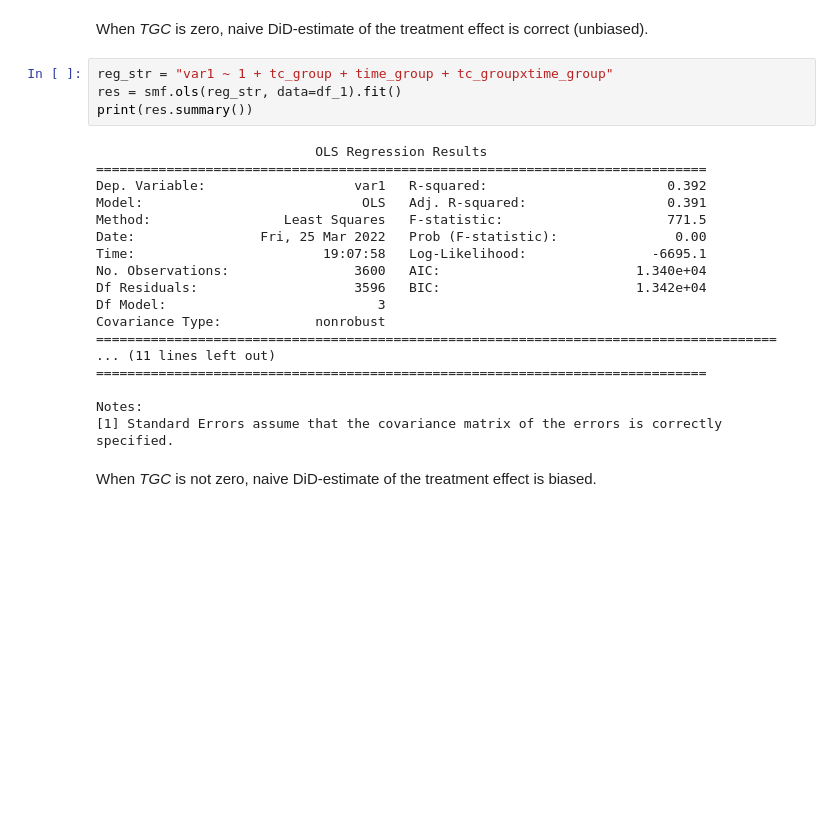
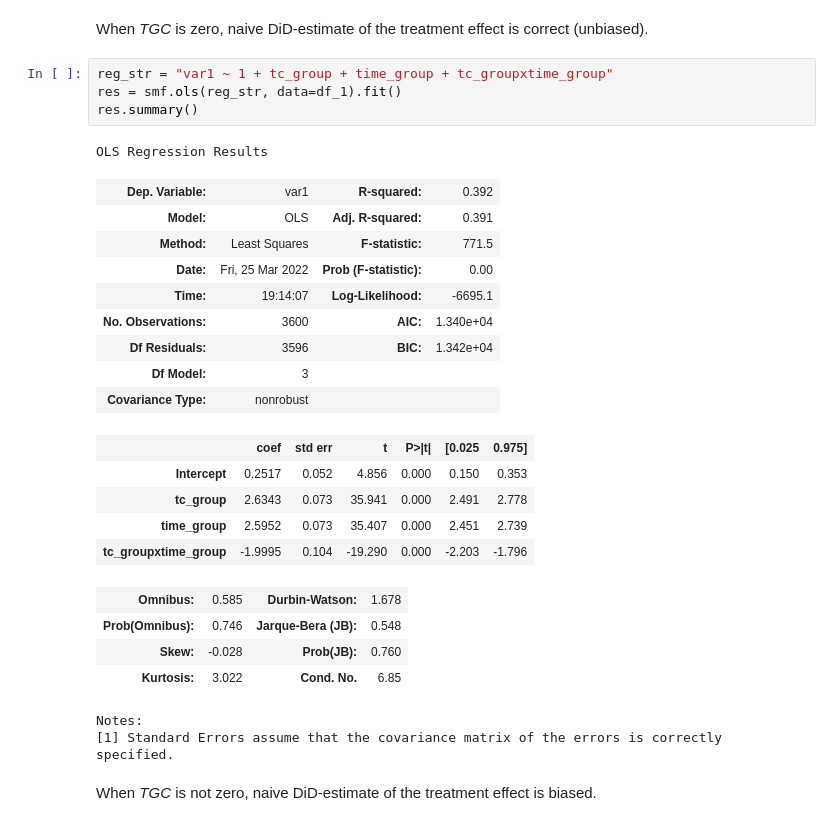
Before and after one commit to NoobQuant/Data_Science_Projects, a Jupyter notebook: stats/regression_basics/did_in_repeated_crossec.ipynb, the cells around one changed output. Drawn from its saved outputs; the diff is of its cells as text; blank space fills up the shorter version.

```diff
--- a/stats/regression_basics/did_in_repeated_crossec.ipynb
+++ b/stats/regression_basics/did_in_repeated_crossec.ipynb
@@ -265,25 +265,29 @@ When *TGC* is zero, naive DiD-estimate of the treatment effect is correct (unbia
 # %%
 reg_str = "var1 ~ 1 + tc_group + time_group + tc_groupxtime_group"
 res = smf.ols(reg_str, data=df_1).fit()
-print(res.summary())
+res.summary()
 # %% [output]
-                            OLS Regression Results
-==============================================================================
-Dep. Variable:                   var1   R-squared:                       0.392
-Model:                            OLS   Adj. R-squared:                  0.391
-Method:                 Least Squares   F-statistic:                     771.5
-Date:                Fri, 25 Mar 2022   Prob (F-statistic):               0.00
-Time:                        19:07:58   Log-Likelihood:                -6695.1
-No. Observations:                3600   AIC:                         1.340e+04
-Df Residuals:                    3596   BIC:                         1.342e+04
-Df Model:                           3
-Covariance Type:            nonrobust
-=======================================================================================
-... (11 lines left out)
-==============================================================================
-
-Notes:
-[1] Standard Errors assume that the covariance matrix of the errors is correctly specified.
+OLS Regression Results
+| Dep. Variable: | var1 | R-squared: | 0.392 |
+| Model: | OLS | Adj. R-squared: | 0.391 |
+| Method: | Least Squares | F-statistic: | 771.5 |
+| Date: | Fri, 25 Mar 2022 | Prob (F-statistic): | 0.00 |
+| Time: | 19:14:07 | Log-Likelihood: | -6695.1 |
+| No. Observations: | 3600 | AIC: | 1.340e+04 |
+| Df Residuals: | 3596 | BIC: | 1.342e+04 |
+| Df Model: | 3 |  |  |
+| Covariance Type: | nonrobust |  |  |
+|  | coef | std err | t | P>|t| | [0.025 | 0.975] |
+| Intercept | 0.2517 | 0.052 | 4.856 | 0.000 | 0.150 | 0.353 |
+| tc_group | 2.6343 | 0.073 | 35.941 | 0.000 | 2.491 | 2.778 |
+| time_group | 2.5952 | 0.073 | 35.407 | 0.000 | 2.451 | 2.739 |
+| tc_groupxtime_group | -1.9995 | 0.104 | -19.290 | 0.000 | -2.203 | -1.796 |
+| Omnibus: | 0.585 | Durbin-Watson: | 1.678 |
+| Prob(Omnibus): | 0.746 | Jarque-Bera (JB): | 0.548 |
+| Skew: | -0.028 | Prob(JB): | 0.760 |
+| Kurtosis: | 3.022 | Cond. No. | 6.85 |
+Notes:
+[1] Standard Errors assume that the covariance matrix of the errors is correctly specified.
 # %% [markdown]
 When *TGC* is not zero, naive DiD-estimate of the treatment effect is biased.
 # %%
```
Also changed, not shown: parts of 3 cells of this notebook.
